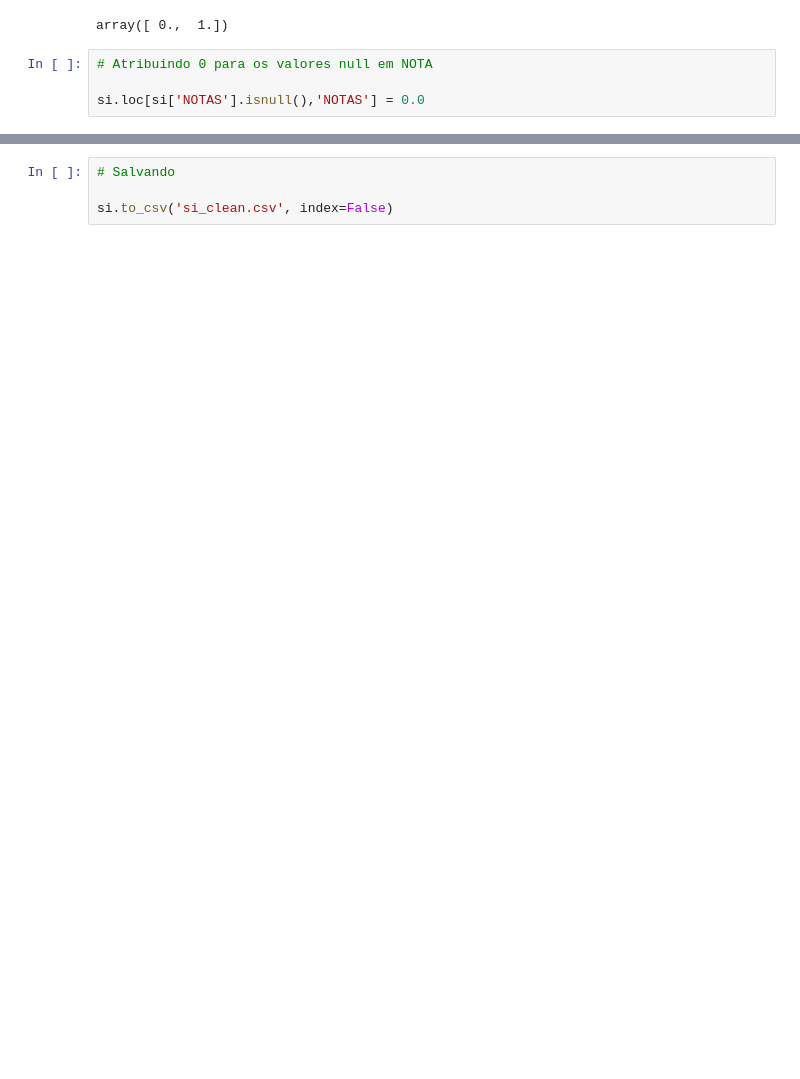
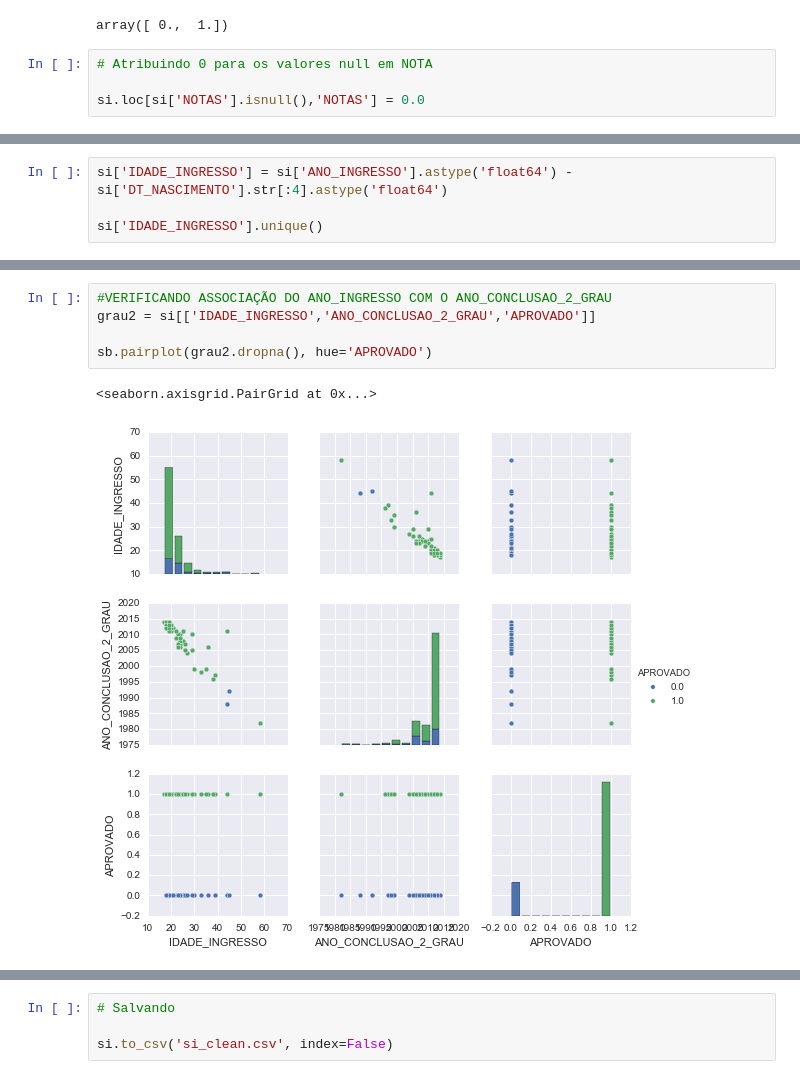
Before and after one commit to sandeco/educacao, a Jupyter notebook: si.ipynb, the cells around one changed output, grey strips where cells are left out. Cells and saved outputs as stored; diff of their text form; blank space fills up the shorter version.

```diff
--- a/si.ipynb
+++ b/si.ipynb
@@ -369,0 +467,4 @@ si
+# %%
+si['IDADE_INGRESSO'] = si['ANO_INGRESSO'].astype('float64') - si['DT_NASCIMENTO'].str[:4].astype('float64')
+
+si['IDADE_INGRESSO'].unique()
@@ -369,0 +479,8 @@ si
+# %%
+#VERIFICANDO ASSOCIAÇÃO DO ANO_INGRESSO COM O ANO_CONCLUSAO_2_GRAU
+grau2 = si[['IDADE_INGRESSO','ANO_CONCLUSAO_2_GRAU','APROVADO']]
+
+sb.pairplot(grau2.dropna(), hue='APROVADO')
+# %% [output]
+<seaborn.axisgrid.PairGrid at 0x...>
+[figure, added]
```
Also changed, not shown: parts of 28 cells of this notebook, 1 other file.
